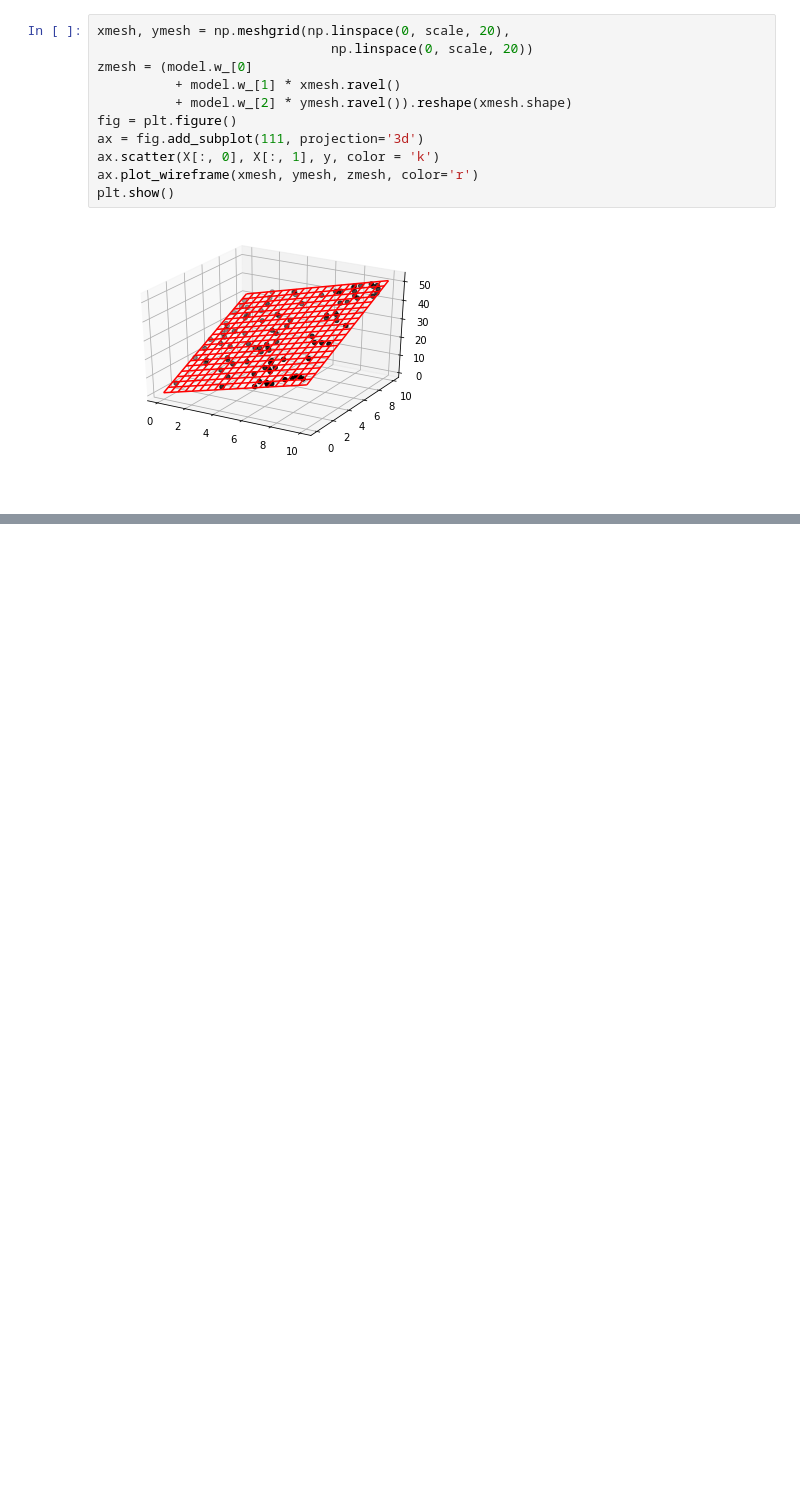
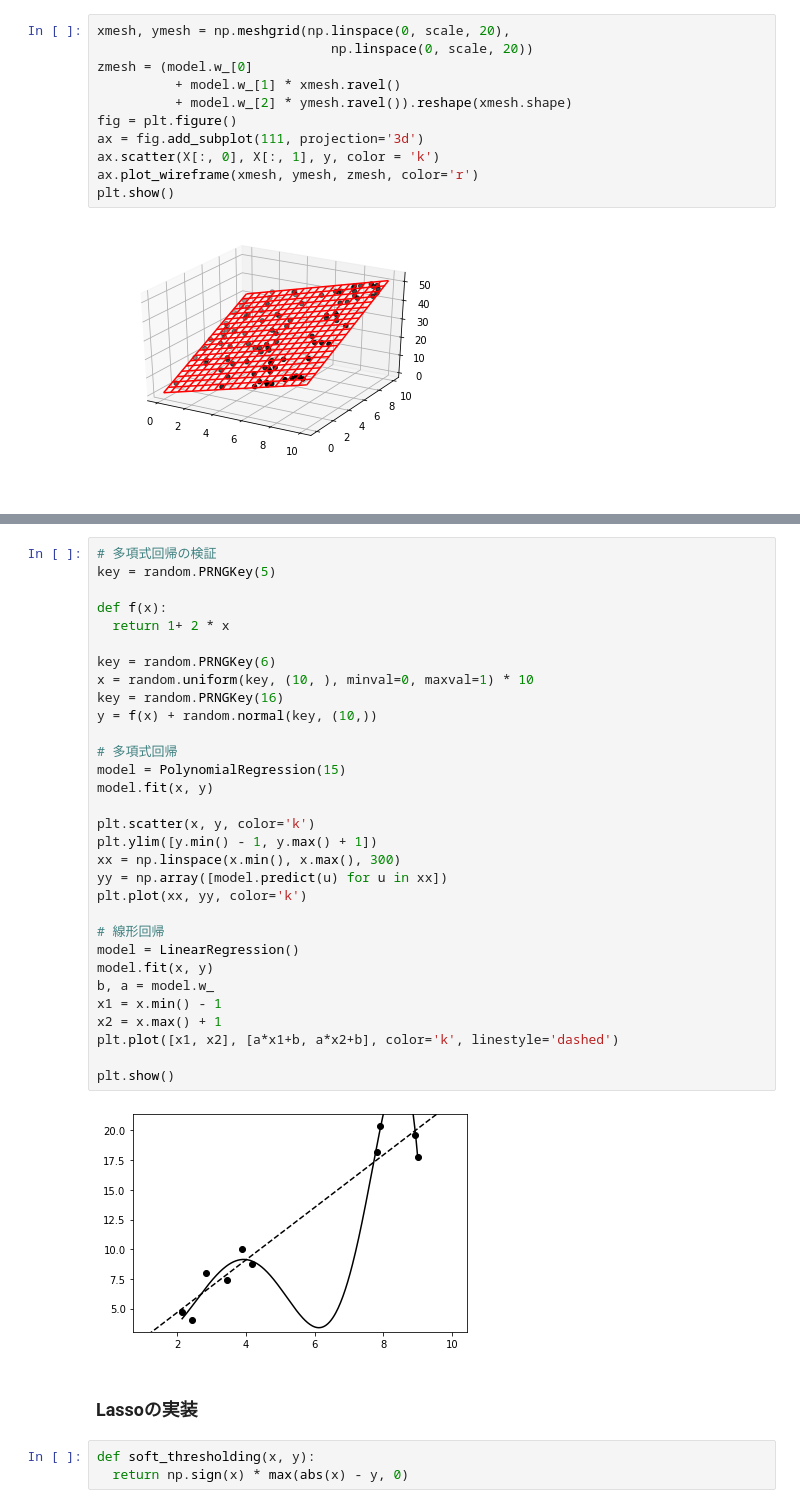
Before and after one commit to beeyan/Analytics, a Jupyter notebook: Colab Notebooks/learning_numpy.jax/machine_learning.ipynb, the cells around one changed output, grey strips where cells are left out. Saved outputs shown, nothing was run; the diff lists cells and outputs as text; blank space fills up the shorter version.

```diff
--- a/Colab Notebooks/learning_numpy.jax/machine_learning.ipynb
+++ b/Colab Notebooks/learning_numpy.jax/machine_learning.ipynb
@@ -122,0 +319,38 @@ Xy = np.array(Xy, dtype=np.float64)
+# %%
+# 多項式回帰の検証
+key = random.PRNGKey(5)
+
+def f(x):
+  return 1+ 2 * x
+
+key = random.PRNGKey(6)
+x = random.uniform(key, (10, ), minval=0, maxval=1) * 10
+key = random.PRNGKey(16)
+y = f(x) + random.normal(key, (10,))
+
+# 多項式回帰
+model = PolynomialRegression(15)
+model.fit(x, y)
+
+plt.scatter(x, y, color='k')
+plt.ylim([y.min() - 1, y.max() + 1])
+xx = np.linspace(x.min(), x.max(), 300)
+yy = np.array([model.predict(u) for u in xx])
+plt.plot(xx, yy, color='k')
+
+# 線形回帰
+model = LinearRegression()
+model.fit(x, y)
+b, a = model.w_
+x1 = x.min() - 1
+x2 = x.max() + 1
+plt.plot([x1, x2], [a*x1+b, a*x2+b], color='k', linestyle='dashed')
+
+plt.show()
+# %% [output]
+[figure, added]
+# %% [markdown]
+### Lassoの実装
+# %%
+def soft_thresholding(x, y):
+  return np.sign(x) * max(abs(x) - y, 0)
```
Also changed, not shown: parts of 23 cells of this notebook.
